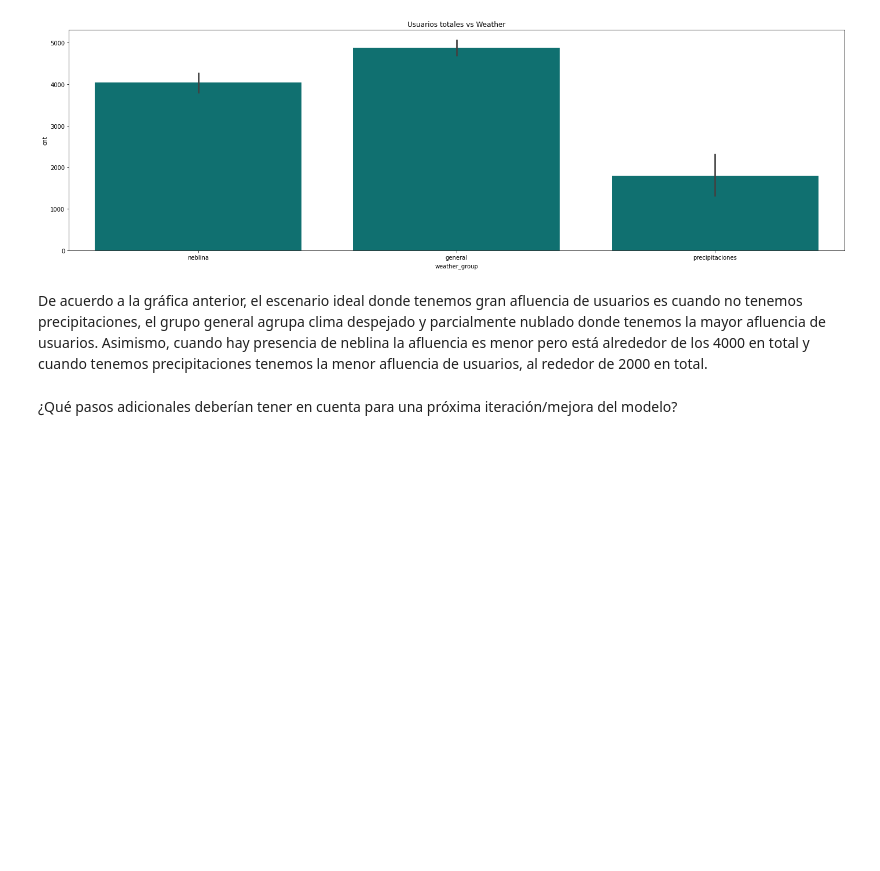
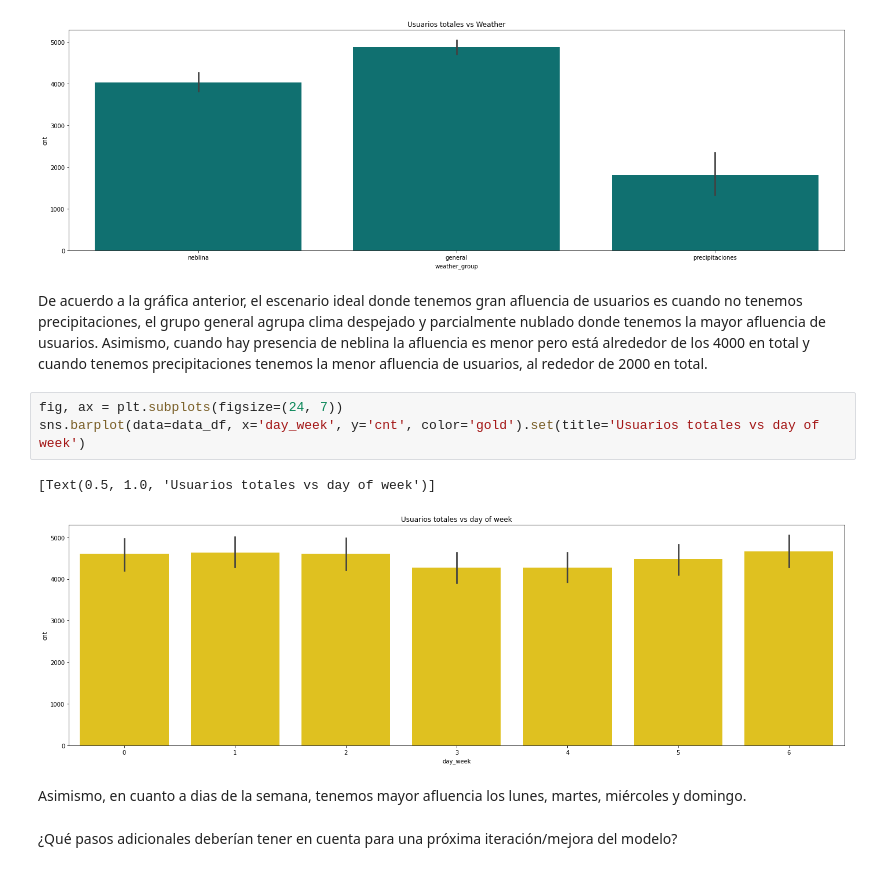
Before and after one commit to MaldonadoVihlai/taller_cda, a Jupyter notebook: taller2/Taller2_CDA.ipynb, the cells around one changed output. Cells and saved outputs as stored; diff of their text form; blank space fills up the shorter version.

```diff
--- a/taller2/Taller2_CDA.ipynb
+++ b/taller2/Taller2_CDA.ipynb
@@ -768,6 +772,14 @@ sns.barplot(data=data_df, x='weather_group', y='cnt', color='teal').set(title='U
 [figure]
 # %% [markdown]
 De acuerdo a la gráfica anterior, el escenario ideal donde tenemos gran afluencia de usuarios es cuando no tenemos precipitaciones, el grupo general agrupa clima despejado y parcialmente nublado donde tenemos la mayor afluencia de usuarios. Asimismo, cuando hay presencia de neblina la afluencia es menor pero está alrededor de los 4000 en total y cuando tenemos precipitaciones tenemos la menor afluencia de usuarios, al rededor de 2000 en total.
+# %%
+fig, ax = plt.subplots(figsize=(24, 7))
+sns.barplot(data=data_df, x='day_week', y='cnt', color='gold').set(title='Usuarios totales vs day of week')
+# %% [output]
+[Text(0.5, 1.0, 'Usuarios totales vs day of week')]
+[figure, added]
+# %% [markdown]
+Asimismo, en cuanto a dias de la semana, tenemos mayor afluencia los lunes, martes, miércoles y domingo.
 # %% [markdown]
 ¿Qué pasos adicionales deberían tener en cuenta para una próxima iteración/mejora del modelo?
 # %% [markdown]
```
Also changed, not shown: parts of 4 cells of this notebook.
